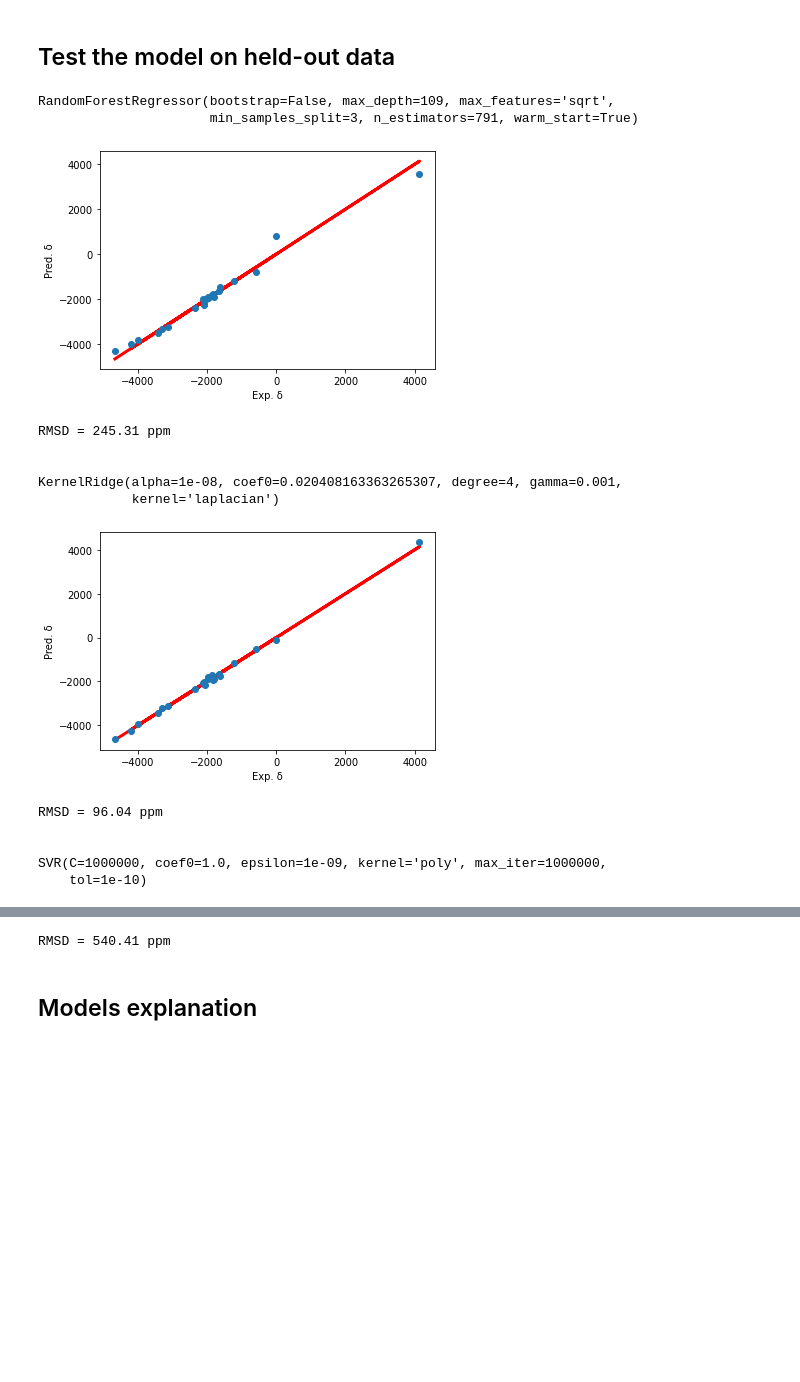
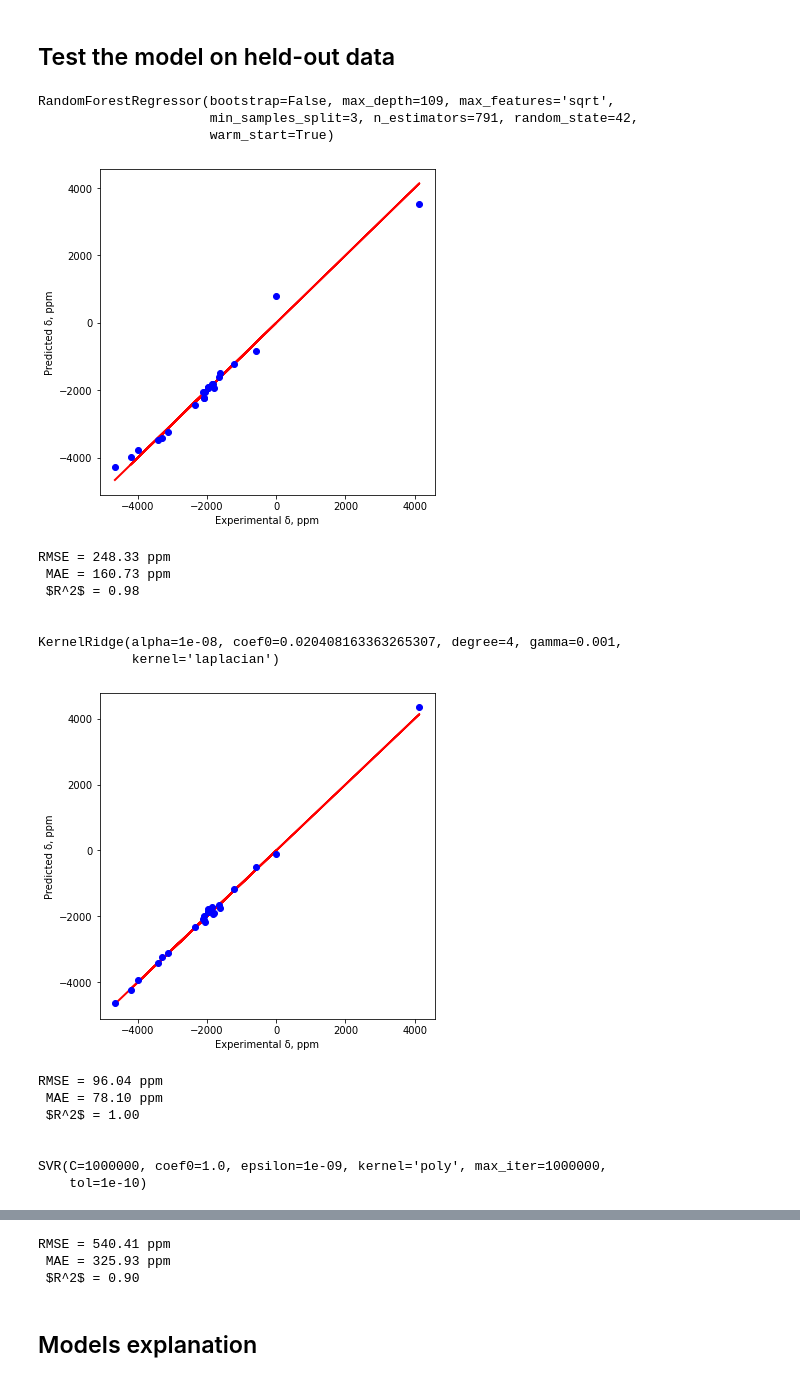
Before and after one commit to ondevg/Prediction-of-Pt-NMR-chem-shifts, a Jupyter notebook: models.ipynb, the cells around one changed output, grey strips where cells are left out. Saved outputs shown, nothing was run; the diff lists cells and outputs as text; code cells hidden in the pictures; blank space fills up the shorter version.

```diff
--- a/models.ipynb
+++ b/models.ipynb
@@ -38,4 +38,14 @@ X_train_norm = scaler_train.transform(X_train)
 X_test_norm = scaler_train.transform(X_test)
 # %% [markdown]
 ## Some useful functions
+# %%
+def metrics(y, y_pred):
+
+    rmse = sqrt(mean_squared_error(y, y_pred))
+    mae = mean_absolute_error(y, y_pred)
+    r2 = r2_score(y, y_pred)
+    print('RMSE = {:0.2f} ppm'.format(rmse),'\n',
+          'MAE = {:0.2f} ppm'.format(mae), '\n',
+         '$R^2$ = {:0.2f}'.format(r2))
+    return {'RMSE': rmse, 'MAE': mae, '$R^2$': r2}
 # %%
@@ -73,17 +80,15 @@ def evaluate(estimator, X, y, n_splits, scoring):
 
     if scoring == 'r2':
         scores = scores
-#         print('Mean =', np.mean(scores), 'Std =', np.std(scores), 'Min =', np.min(scores))
 
     if scoring == 'neg_mean_absolute_error':
         scores = [-i for i in scores]
-#         print('Mean =', np.mean(scores), 'Std =', np.std(scores), 'Min =', np.min(scores))
 
     if scoring == 'neg_mean_squared_error':
         scores = [np.sqrt(-i) for i in scores]
-#         print('Mean =', np.mean(scores), 'Std =', np.std(scores), 'Min =', np.min(scores))
 
-    return {'Mean':np.mean(scores), 'Std': np.std(scores), 'Min': np.min(scores)}
+    return {'Mean':np.round(np.mean(scores), 2), 'Std': np.round(np.std(scores), 2),
+            'Min': np.round(np.min(scores), 2), 'Max': np.round(np.max(scores), 2)}
 # %% [markdown]
 ## Models: Random Forest, Ridge regressor, SVR
 # %% [markdown]
@@ -294,7 +304,7 @@ Solver terminated early (max_iter=1000000).  Consider pre-processing your data w
 # %%
 for i in best_estim:
     print(i)
-    plot_rmsd(i, X_train_norm, y_train,)
+    plot_correlation(i, X_train_norm, y_train,)
     print('\n')
 # %% [output]
 RandomForestRegressor(bootstrap=False, max_depth=109, max_features='sqrt',
@@ -315,0 +333,14 @@ RMSD = 150.58 ppm
+# %%
+#Learning curves train vs. validation
+for i in best_estim:
+    print(i)
+    train_sizes, train_scores, test_scores, fit_times, _ = learning_curve(i, X_train_norm, y_train, cv=4,return_times=True, scoring='r2')
+    fig, ax = plt.subplots(figsize=(6,6))
+    plt.plot(train_sizes,np.mean(train_scores,axis=1), color='r', label='Train')
+    plt.plot(train_sizes,np.mean(test_scores,axis=1), color='blue', label='Validation')
+    plt.ylabel('$R^2$')
+    plt.xlabel('Training set size')
+    plt.ylim(-0.05,1.05)
+    plt.legend()
+    plt.show()
+#     fig.savefig('learning curve {}.png'.format(i), dpi=300, bbox_inches = 'tight')
@@ -318,19 +367,24 @@ RMSD = 150.58 ppm
 # %%
 for i in best_estim:
     print(i)
-    plot_rmsd(i, X_test_norm, y_test)
+    plot_correlation(i, X_test_norm, y_test)
     print('\n')
 # %% [output]
 RandomForestRegressor(bootstrap=False, max_depth=109, max_features='sqrt',
-                      min_samples_split=3, n_estimators=791, warm_start=True)
+                      min_samples_split=3, n_estimators=791, random_state=42,
+                      warm_start=True)
-[figure, old version]
+[figure, new version]
-RMSD = 245.31 ppm
+RMSE = 248.33 ppm
+ MAE = 160.73 ppm
+ $R^2$ = 0.98
 
 
 KernelRidge(alpha=1e-08, coef0=0.020408163363265307, degree=4, gamma=0.001,
             kernel='laplacian')
-[figure, old version]
+[figure, new version]
-RMSD = 96.04 ppm
+RMSE = 96.04 ppm
+ MAE = 78.10 ppm
+ $R^2$ = 1.00
 
 
 SVR(C=1000000, coef0=1.0, epsilon=1e-09, kernel='poly', max_iter=1000000,
@@ -339,4 +393,6 @@ SVR(C=1000000, coef0=1.0, epsilon=1e-09, kernel='poly', max_iter=1000000,
-RMSD = 540.41 ppm
+RMSE = 540.41 ppm
+ MAE = 325.93 ppm
+ $R^2$ = 0.90
 # %% [markdown]
 ## Models explanation
 # %%
```
Also changed, not shown: parts of 17 cells of this notebook.
